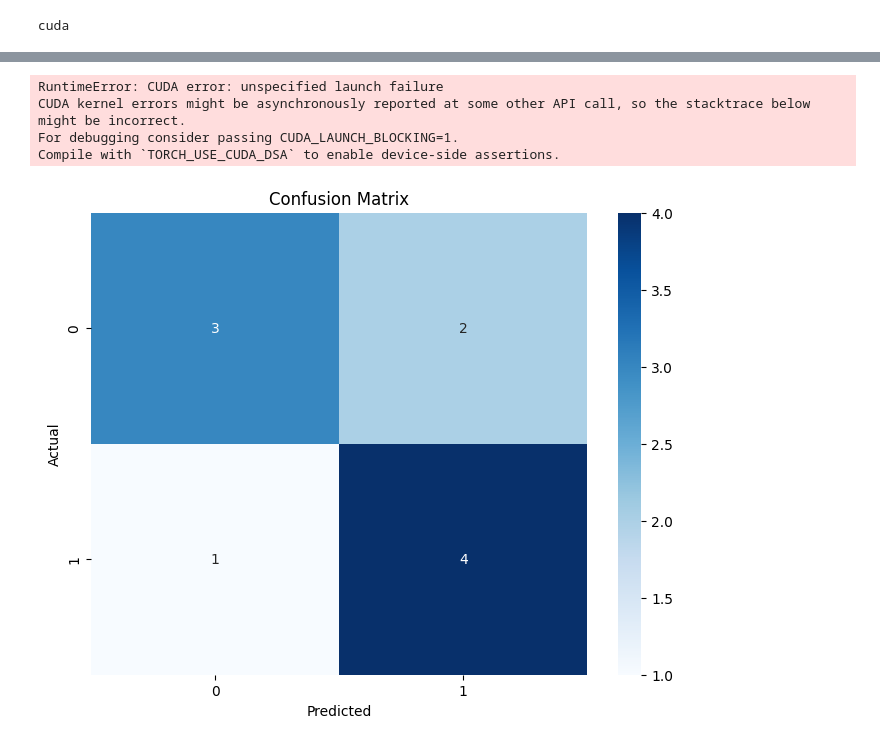
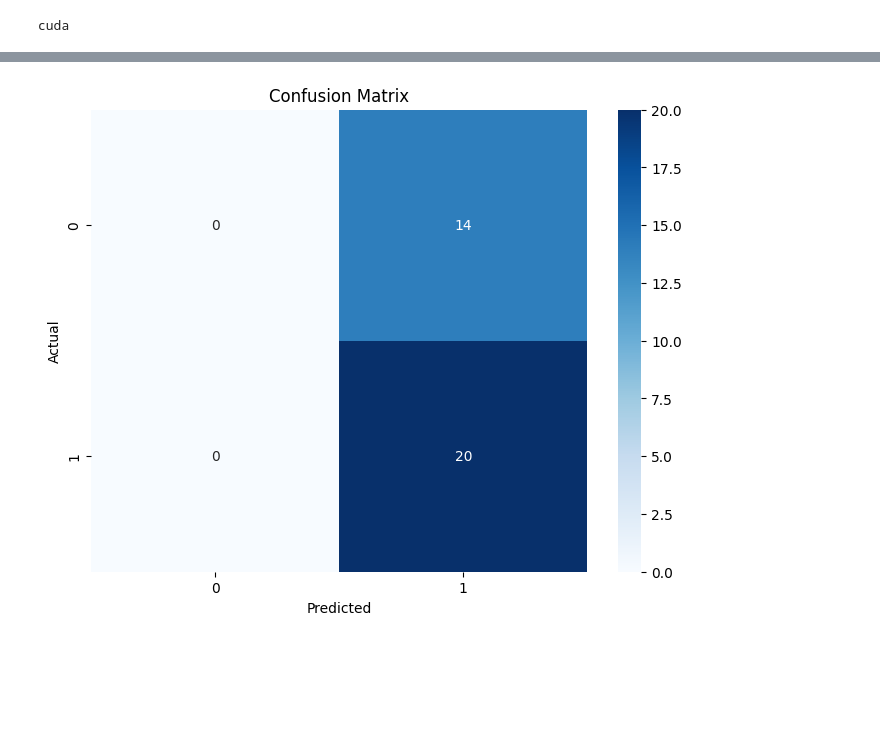
Before and after one commit to AustinHCopley/ezPiezo, a Jupyter notebook: ezPiezoCNN.ipynb, the cells around one changed output, grey strips where cells are left out. Saved outputs shown, nothing was run; the diff lists cells and outputs as text; code cells hidden in the pictures; blank space fills up the shorter version.

```diff
--- a/ezPiezoCNN.ipynb
+++ b/ezPiezoCNN.ipynb
@@ -14,7 +10,7 @@ from pzData import pzImg
 from ezPzModels import ezPzCNN
 # %%
 if torch.cuda.is_available():
-    device = torch.device('cuda')
+    device = torch.device('cuda:0')
     print("cuda")
 else:
     device = torch.device('cpu')
@@ -87,16 +148,14 @@ num_classes = 2
 # %%
-device = torch.device('cpu')
-model = ezPzCNN(num_classes=num_classes)
+train_loader = DataLoader(train_dataset, batch_size=best_params['batch_size'], shuffle=True)
+val_loader = DataLoader(val_dataset, batch_size=best_params['batch_size'])
 
+model = ezPzCNN(num_classes=2).to(device)
 criterion = nn.CrossEntropyLoss()
-optimizer = torch.optim.Adam(model.parameters(), lr=0.001)
-
-num_epochs = 10
+optimizer = best_params['optim'](model.parameters(), lr=best_params['learning_rate'])
 
 train_losses = []
 val_losses = []
-
-model.to(device)
+num_epochs = 10
 
 for epoch in range(num_epochs):
     model.train()
@@ -118,26 +177,26 @@ for epoch in range(num_epochs):
 
     model.eval()
 
-    num_correct = 0
-    num_samples = 0
+    predicted_y = []
+    true_y = []
+    val_loss = 0
     with torch.no_grad():
         for val_x, val_y in val_loader:
             val_x = val_x.to(device=device, dtype=torch.float32)
             val_y = val_y.to(device=device, dtype=torch.long)
             val_scores = model(val_x)
             _, preds = torch.max(val_scores, 1)
-            val_loss = criterion(val_scores, val_y).item()
-            num_correct += (preds == val_y).sum()
-            num_samples += preds.size(0)
-        acc = float(num_correct) / num_samples
-        print('Got %d / %d correct (%.2f)' % (num_correct, num_samples, 100 * acc))
+            val_scores = model(val_x)
+            val_loss += criterion(val_scores, val_y).item()
 
-        val_accuracy = accuracy_score(val_y.cpu().numpy(), preds.cpu().numpy())
-        print(f'Validation Accuracy: {val_accuracy}')
+            predicted_y.extend(preds.cpu().numpy()) if device != torch.device('cpu') else predicted_y.extend(preds.numpy())
+            true_y.extend(val_y.cpu().numpy()) if device != torch.device('cpu') else true_y.extend(val_y.numpy())
 
-        val_losses.append(val_loss / len(val_loader))
+        val_accuracy = accuracy_score(true_y, predicted_y)
+        average_val_loss = val_loss / len(val_loader)
+        val_losses.append(average_val_loss)
 
-    print(f"Epoch [{epoch + 1}/{num_epochs}], Loss: {running_loss / len(train_loader)}")
+    print(f"Epoch [{epoch + 1}/{num_epochs}], Loss: {running_loss / len(train_loader):.5f}, Val Acc: {val_accuracy:.2%}")
 
 plt.plot(train_losses, label='Training Loss')
 plt.plot(val_losses, label='Validation Loss')
@@ -145,8 +204,3 @@ plt.xlabel('Epoch')
 plt.ylabel('Loss')
 plt.legend()
 plt.show()
-# %% [output]
-RuntimeError: CUDA error: unspecified launch failure
-CUDA kernel errors might be asynchronously reported at some other API call, so the stacktrace below might be incorrect.
-For debugging consider passing CUDA_LAUNCH_BLOCKING=1.
-Compile with `TORCH_USE_CUDA_DSA` to enable device-side assertions.
@@ -156,11 +207,11 @@ best_model = model
 # %%
-confusion = confusion_matrix(val_y.cpu().numpy(), preds.cpu().numpy())
+confusion = confusion_matrix(true_y, predicted_y)
 
 plt.figure(figsize=(8, 6))
 sns.heatmap(confusion, annot=True, fmt="d", cmap="Blues")
 plt.xlabel("Predicted")
 plt.ylabel("Actual")
 plt.title("Confusion Matrix")
 plt.show()
 # %% [output]
-[figure, old version]
+[figure, new version]
```
Also changed, not shown: parts of 9 cells of this notebook.
